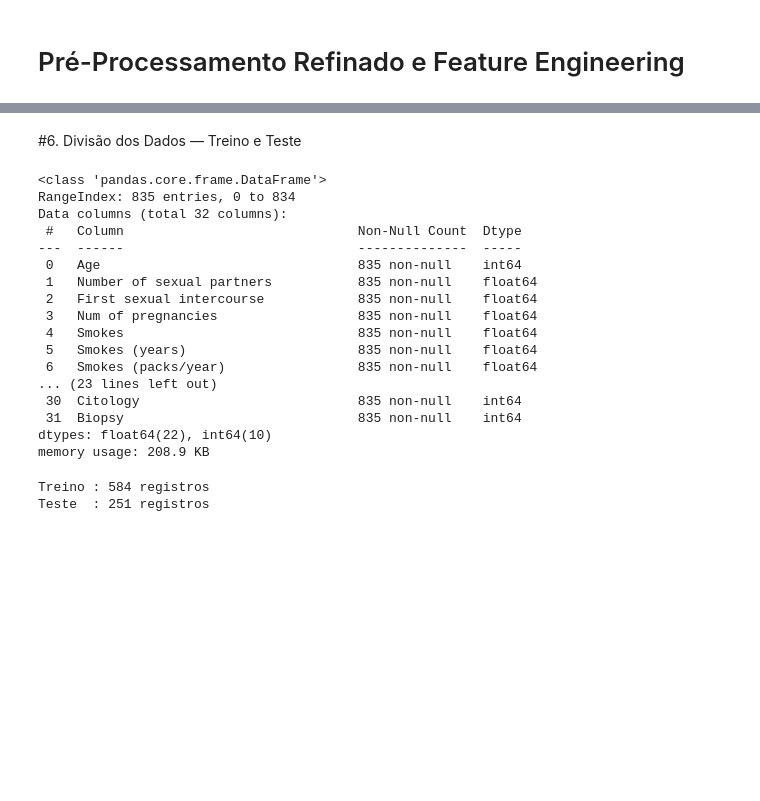
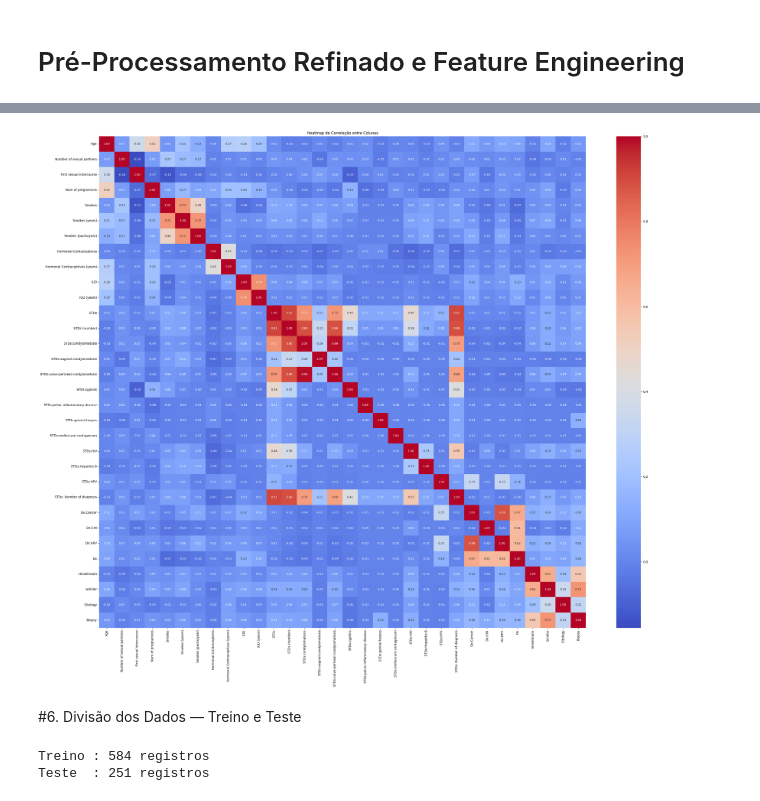
Before and after one commit to gilbertoag2007/fiap-tech-challenge-fase1, a Jupyter notebook: TECH_CHALLENGE.ipynb, the cells around one changed output, grey strips where cells are left out. Saved outputs shown, nothing was run; the diff lists cells and outputs as text; code cells hidden in the pictures; blank space fills up the shorter version.

```diff
--- a/TECH_CHALLENGE.ipynb
+++ b/TECH_CHALLENGE.ipynb
@@ -485,0 +519,26 @@ memory usage: 208.9 KB
+# %%
+# =============================================================================
+# IDENTIFICANDO OUTLIERS POR Z-SCORE
+# =============================================================================
+
+resultados_z = []
+
+for col in colunas_quantitativas:
+    if col not in df_tratado.columns:
+        print(f"⚠ Coluna não encontrada no dataframe: {col}")
+        continue
+
+    n_z = (abs(stats.zscore(df_tratado[col].dropna())) > 3).sum()
+
+    resultados_z.append({
+        'Coluna'               : col,
+        'Outliers Z'           : n_z,
+        '% Z-Score no dataset' : round(n_z / len(df_tratado) * 100, 1)
+    })
+
+df_z = pd.DataFrame(resultados_z).sort_values('Outliers Z', ascending=False)
+
+print("\n" + "=" * 60)
+print("  Outliers identificados por Z-Score")
+print("=" * 60)
+print(df_z.to_string(index=False))
@@ -717,0 +746,15 @@ Heatmap salvo em: heatmap_correlacao.png
+# %%
+# =============================================================================
+# ANALISE DE CORRELACIONAMENTO - HEAT MAP
+# =============================================================================
+correlacao = df_tratado.corr()
+plt.figure(figsize=(30, 25))  # aumentar bastante
+sns.heatmap(correlacao, annot=True, fmt=".2f",
+            annot_kws={"size": 9},  # fonte menor
+            cmap='coolwarm')
+plt.title("Heatmap de Correlação entre Colunas")
+plt.tight_layout()
+
+plt.show()
+# %% [output]
+[figure, added]
@@ -718,23 +768,3 @@ Heatmap salvo em: heatmap_correlacao.png
 # %% [markdown]
 #6. Divisão dos Dados — Treino e Teste
-# %%
-df_tratado.info()
-# %% [output]
-<class 'pandas.core.frame.DataFrame'>
-RangeIndex: 835 entries, 0 to 834
-Data columns (total 32 columns):
- #   Column                              Non-Null Count  Dtype
----  ------                              --------------  -----
- 0   Age                                 835 non-null    int64
- 1   Number of sexual partners           835 non-null    float64
- 2   First sexual intercourse            835 non-null    float64
- 3   Num of pregnancies                  835 non-null    float64
- 4   Smokes                              835 non-null    float64
- 5   Smokes (years)                      835 non-null    float64
- 6   Smokes (packs/year)                 835 non-null    float64
-... (23 lines left out)
- 30  Citology                            835 non-null    int64
- 31  Biopsy                              835 non-null    int64
-dtypes: float64(22), int64(10)
-memory usage: 208.9 KB
 # %%
```
Also changed, not shown: parts of 33 cells of this notebook.
